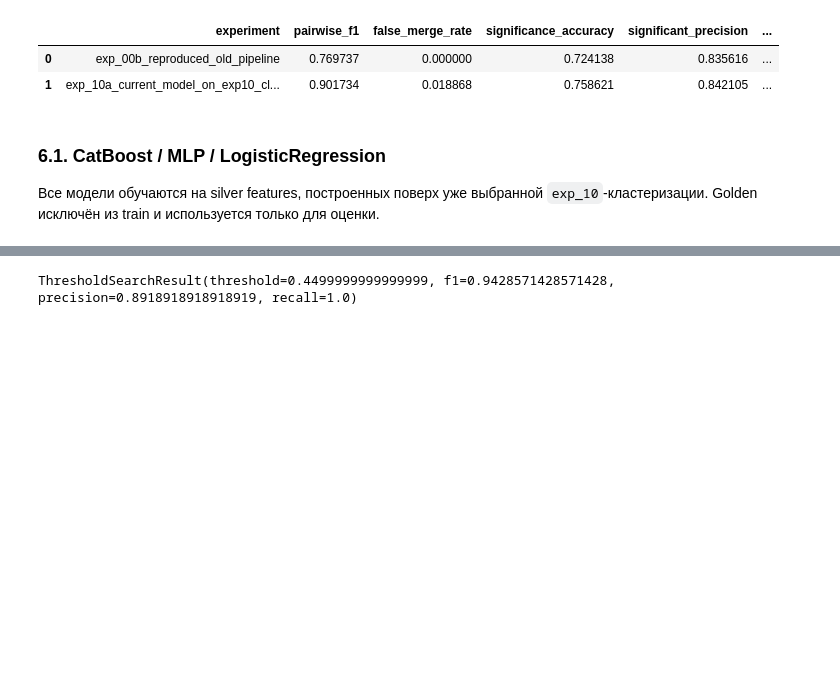
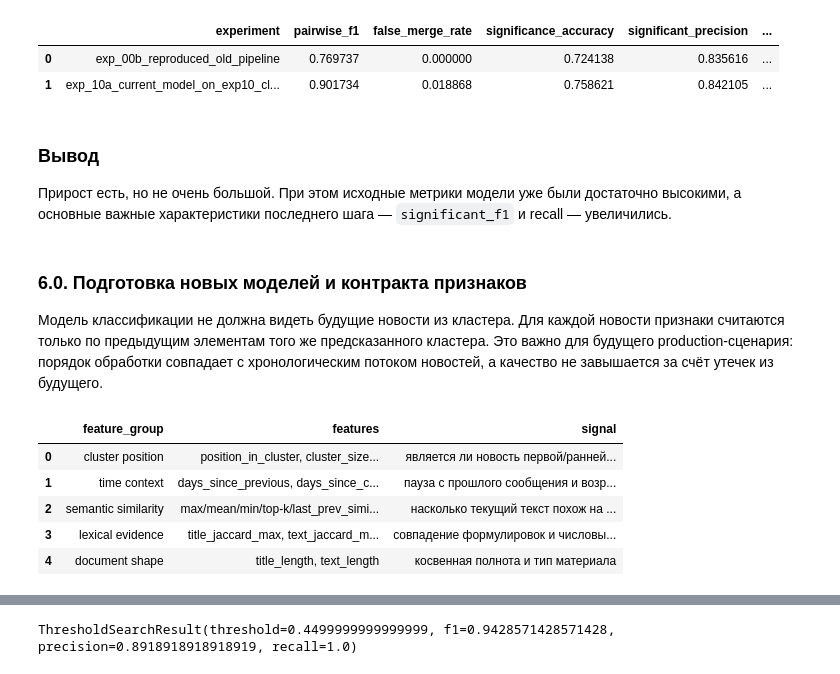
Before and after one commit to Corprus/news-flow-analysis, a Jupyter notebook: notebooks/06_model_improvement_experiments_v3.ipynb, the cells around one changed output, grey strips where cells are left out. Cells and saved outputs as stored; diff of their text form; code cells hidden in the pictures; blank space fills up the shorter version.

Commit message:
Более подробное текстовое описание в полях ноутбука.

```diff
--- a/notebooks/06_model_improvement_experiments_v3.ipynb
+++ b/notebooks/06_model_improvement_experiments_v3.ipynb
@@ -447,7 +479,49 @@ tracker.compact().tail(3)
 |  | experiment | pairwise_f1 | false_merge_rate | significance_accuracy | significant_precision | ... |
 | 0 | exp_00b_reproduced_old_pipeline | 0.769737 | 0.000000 | 0.724138 | 0.835616 | ... |
 | 1 | exp_10a_current_model_on_exp10_cl... | 0.901734 | 0.018868 | 0.758621 | 0.842105 | ... |
+# %% [markdown]
+### Вывод
+Прирост есть, но не очень большой. При этом исходные метрики модели уже были достаточно высокими, а основные важные характеристики последнего шага — `significant_f1` и recall — увеличились.
 # %% [markdown]
-### 6.1. CatBoost / MLP / LogisticRegression
+### 6.0. Подготовка новых моделей и контракта признаков
 
-Все модели обучаются на silver features, построенных поверх уже выбранной `exp_10`-кластеризации. Golden исключён из train и используется только для оценки.
+Модель классификации не должна видеть будущие новости из кластера. Для каждой новости признаки считаются только по предыдущим элементам того же предсказанного кластера. Это важно для будущего production-сценария: порядок обработки совпадает с хронологическим потоком новостей, а качество не завышается за счёт утечек из будущего.
+# %%
+feature_contract = pd.DataFrame(
+    [
+        {
+            "feature_group": "cluster position",
+            "features": "position_in_cluster, cluster_size_so_far",
+            "signal": "является ли новость первой/ранней в сюжете",
+        },
+        {
+            "feature_group": "time context",
+            "features": "days_since_previous, days_since_cluster_start",
+            "signal": "пауза с прошлого сообщения и возраст сюжета",
+        },
+        {
+            "feature_group": "semantic similarity",
+            "features": "max/mean/min/top-k/last_prev_similarity, previous_centroid_similarity",
+            "signal": "насколько текущий текст похож на уже известные сообщения сюжета",
+        },
+        {
+            "feature_group": "lexical evidence",
+            "features": "title_jaccard_max, text_jaccard_max, shared_numbers_count, new_numbers_count",
+            "signal": "совпадение формулировок и числовых фактов",
+        },
+        {
+            "feature_group": "document shape",
+            "features": "title_length, text_length",
+            "signal": "косвенная полнота и тип материала",
+        },
+    ]
+)
+
+feature_contract
+# %% [output]
+|  | feature_group | features | signal |
+| 0 | cluster position | position_in_cluster, cluster_size... | является ли новость первой/ранней... |
+| 1 | time context | days_since_previous, days_since_c... | пауза с прошлого сообщения и возр... |
+| 2 | semantic similarity | max/mean/min/top-k/last_prev_simi... | насколько текущий текст похож на ... |
+| 3 | lexical evidence | title_jaccard_max, text_jaccard_m... | совпадение формулировок и числовы... |
+| 4 | document shape | title_length, text_length | косвенная полнота и тип материала |
```
Also changed, not shown: parts of 34 cells of this notebook, 3 other files.
